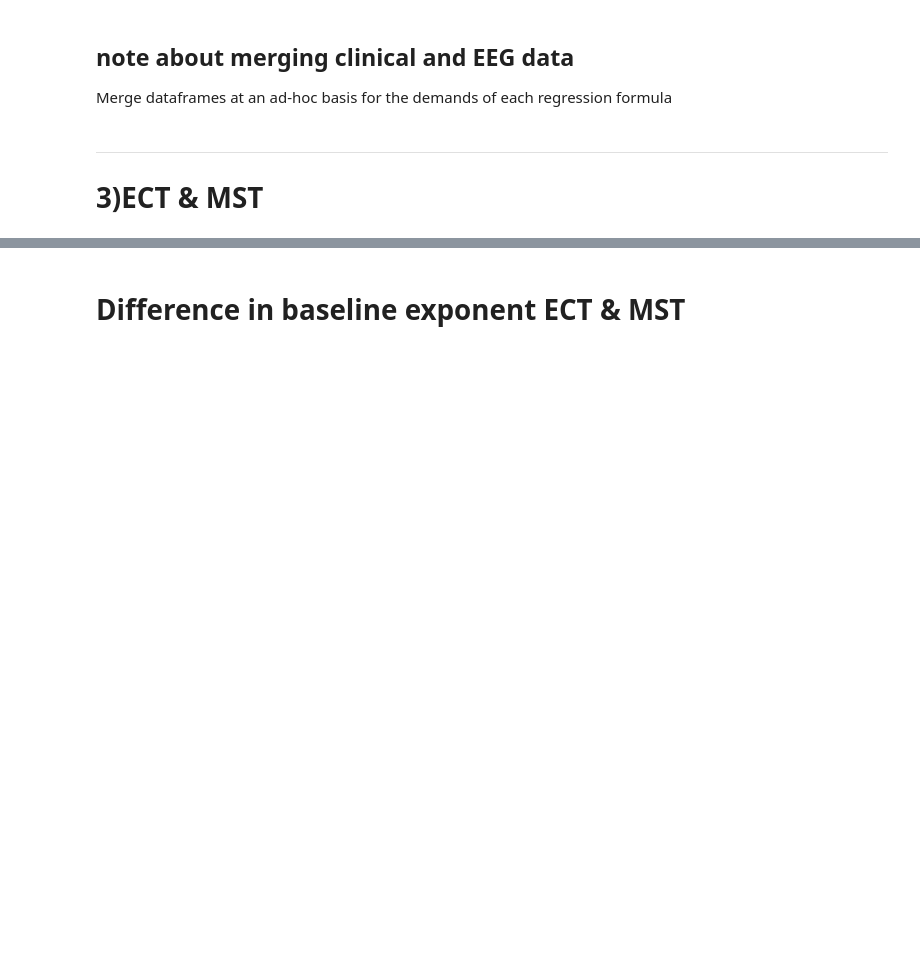
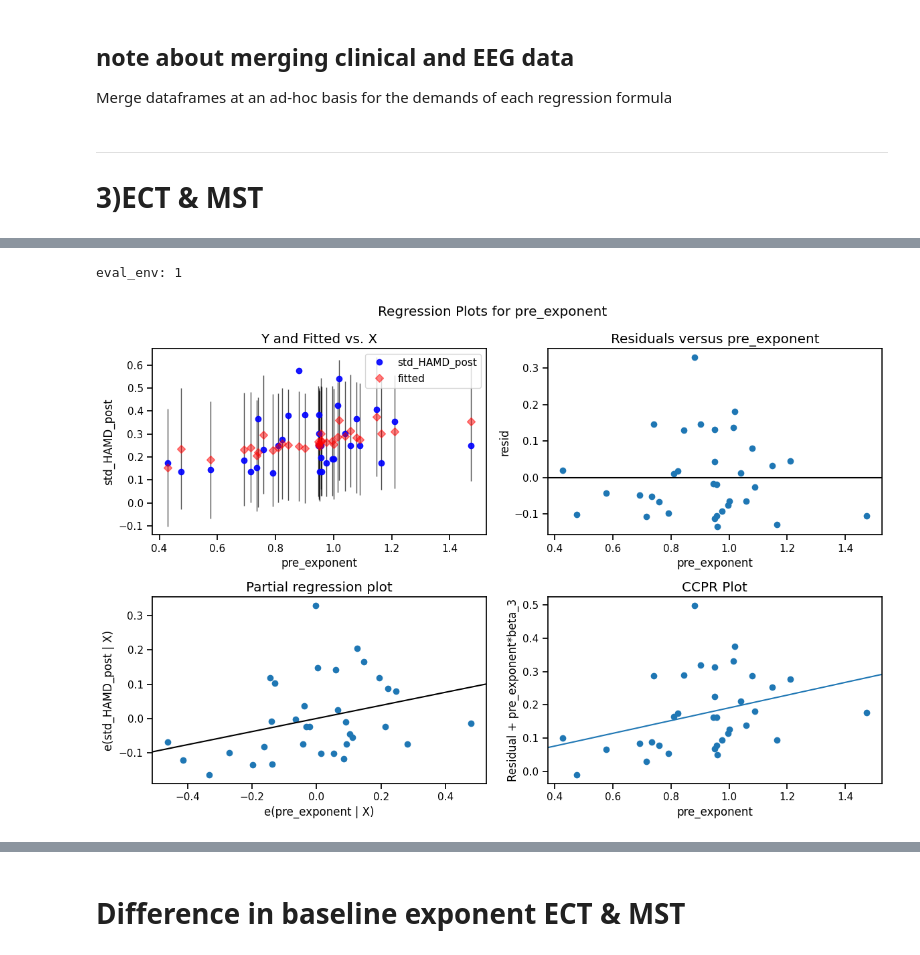
Before and after one commit to voytekresearch/ECT-MST, a Jupyter notebook: 02-Combined/review_appeal_analyses.ipynb, the cells around one changed output, grey strips where cells are left out. Cells and saved outputs as stored; diff of their text form; code cells hidden in the pictures; blank space fills up the shorter version.

```diff
--- a/02-Combined/review_appeal_analyses.ipynb
+++ b/02-Combined/review_appeal_analyses.ipynb
@@ -285,0 +498,6 @@ ect_mst_clin_eeg_df
+# %%
+formula = 'std_HAMD_post ~ std_HAMD_pre + pre_exponent + C(treatment_type)'
+
+model = ols(formula, ect_mst_clin_eeg_df).fit()
+
+print(model.summary())
@@ -285,0 +522,7 @@ ect_mst_clin_eeg_df
+# %%
+fig = plt.figure(figsize=(12,8))
+
+fig = sm.graphics.plot_regress_exog(model, 'pre_exponent', fig=fig)
+# %% [output]
+eval_env: 1
+[figure, added]
```
Also changed, not shown: parts of 29 cells of this notebook.
